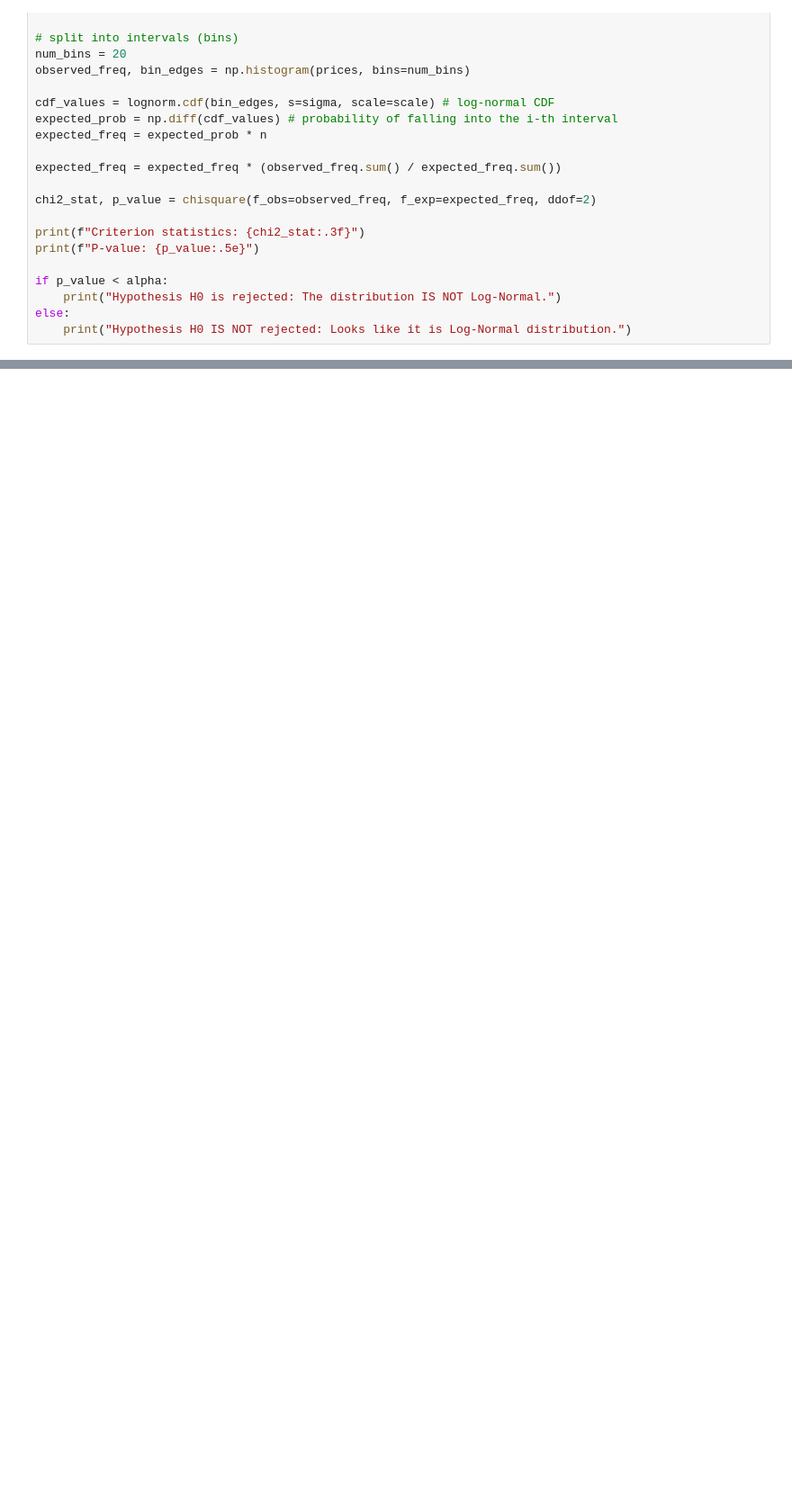
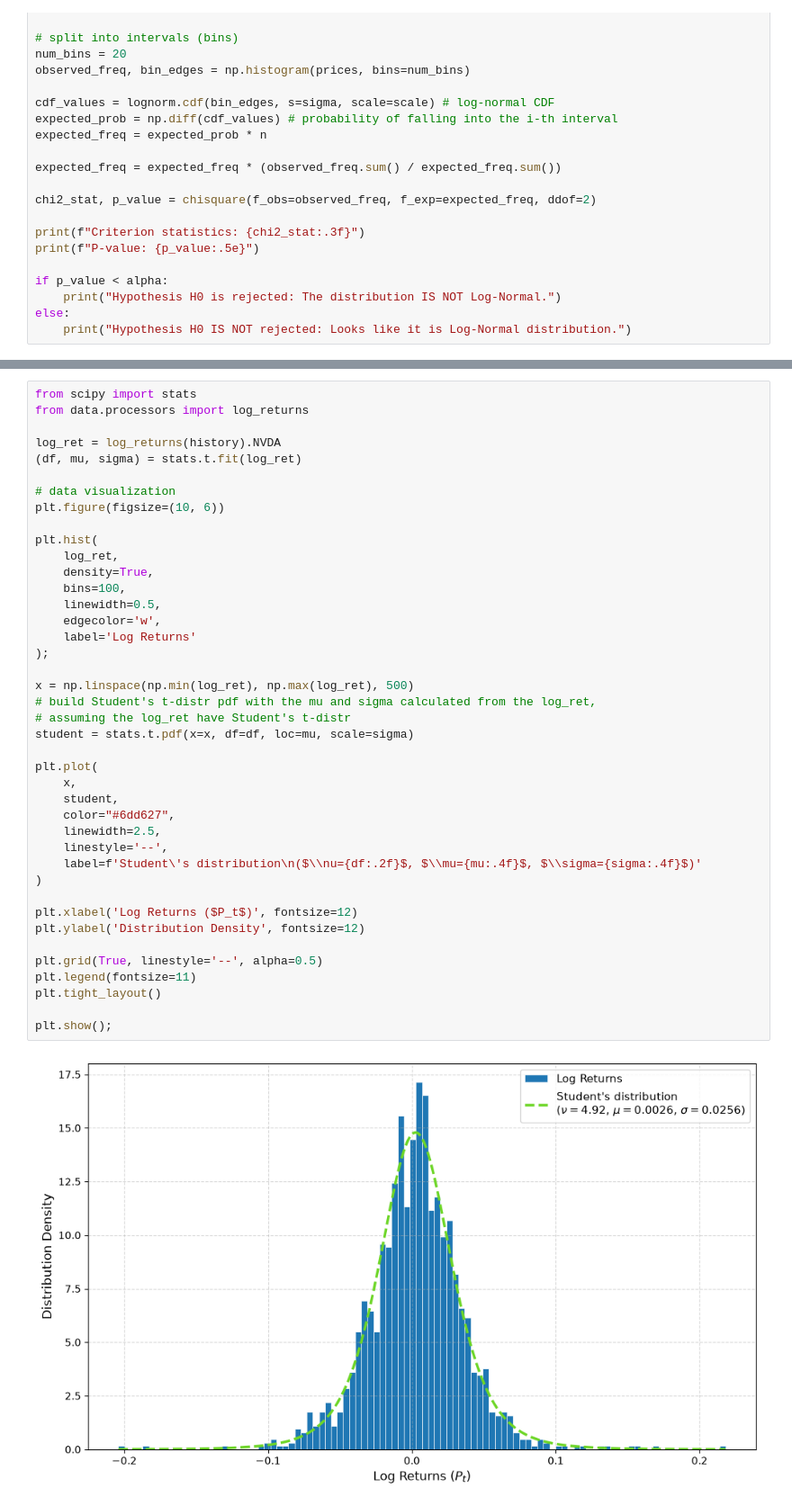
Before and after one commit to antoshens/AlgoTrade, a Jupyter notebook: python/notebooks/market_analysis/data_distribution_analysis.ipynb, the cells around one changed output, grey strips where cells are left out. Shown at 90% size. Cells and saved outputs as stored; diff of their text form; blank space fills up the shorter version.

```diff
--- a/python/notebooks/market_analysis/data_distribution_analysis.ipynb
+++ b/python/notebooks/market_analysis/data_distribution_analysis.ipynb
@@ -214,0 +219,43 @@ else:
+# %%
+from scipy import stats
+from data.processors import log_returns
+
+log_ret = log_returns(history).NVDA
+(df, mu, sigma) = stats.t.fit(log_ret)
+
+# data visualization
+plt.figure(figsize=(10, 6))
+
+plt.hist(
+    log_ret,
+    density=True,
+    bins=100,
+    linewidth=0.5,
+    edgecolor='w',
+    label='Log Returns'
+);
+
+x = np.linspace(np.min(log_ret), np.max(log_ret), 500)
+# build Student's t-distr pdf with the mu and sigma calculated from the log_ret,
+# assuming the log_ret have Student's t-distr
+student = stats.t.pdf(x=x, df=df, loc=mu, scale=sigma)
+
+plt.plot(
+    x,
+    student,
+    color="#6dd627",
+    linewidth=2.5,
+    linestyle='--',
+    label=f'Student\'s distribution\n($\\nu={df:.2f}$, $\\mu={mu:.4f}$, $\\sigma={sigma:.4f}$)'
+)
+
+plt.xlabel('Log Returns ($P_t$)', fontsize=12)
+plt.ylabel('Distribution Density', fontsize=12)
+
+plt.grid(True, linestyle='--', alpha=0.5)
+plt.legend(fontsize=11)
+plt.tight_layout()
+
+plt.show();
+# %% [output]
+[figure, added]
```
Also changed, not shown: parts of 4 cells of this notebook.
